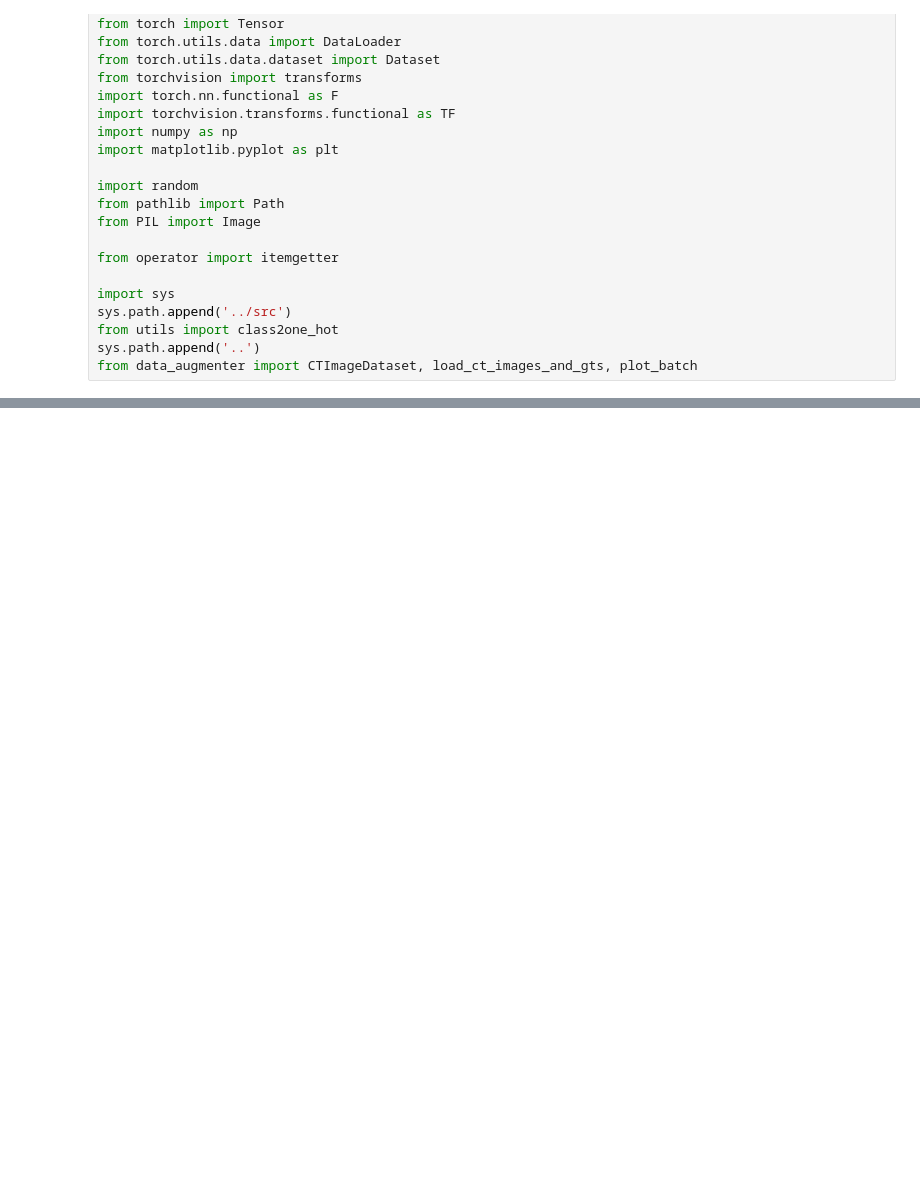
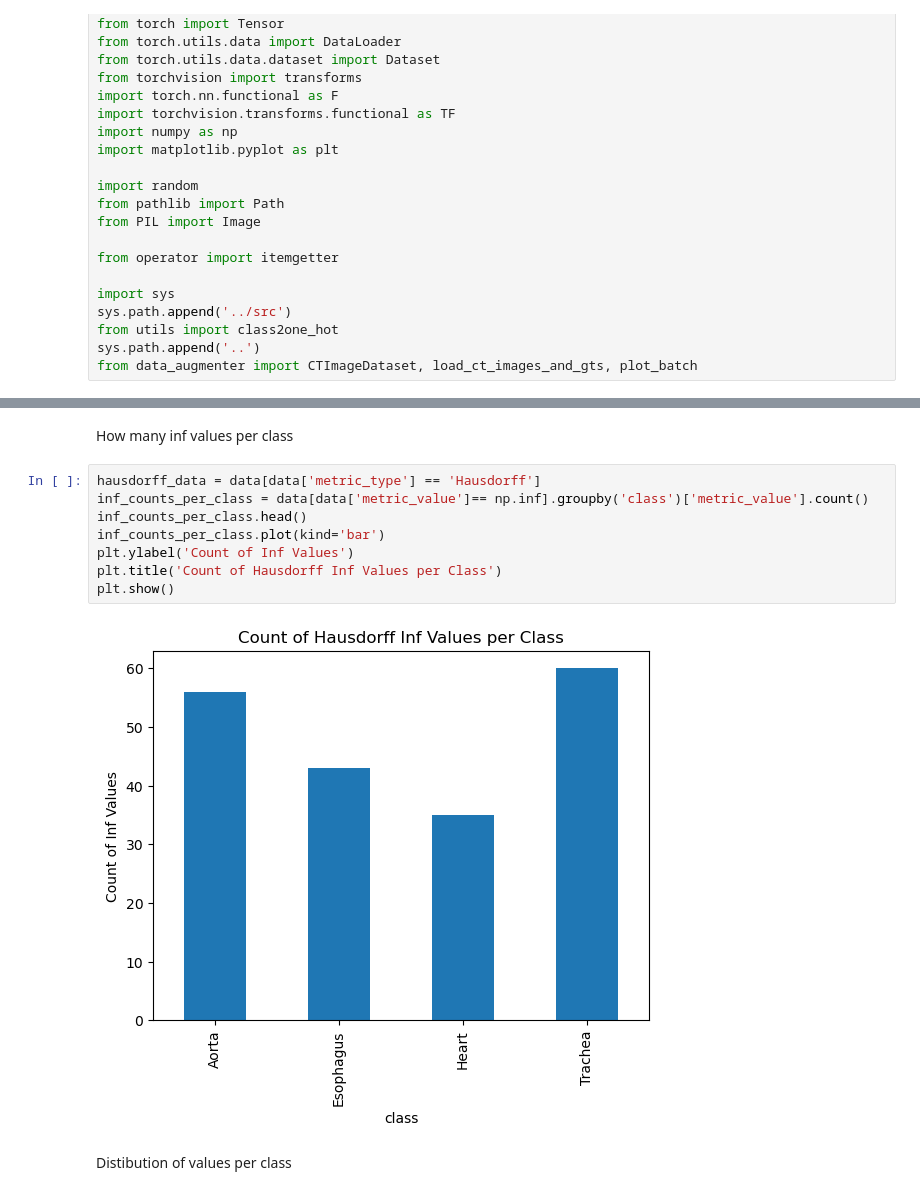
Before and after one commit to WouterBant/AI4MI, a Jupyter notebook: notebooks/visualisations.ipynb, the cells around one changed output, grey strips where cells are left out. Cells and saved outputs as stored; diff of their text form; blank space fills up the shorter version.

```diff
--- a/notebooks/visualisations.ipynb
+++ b/notebooks/visualisations.ipynb
@@ -81,0 +93,14 @@ plt.show()
+# %% [markdown]
+How many inf values per class
+# %%
+hausdorff_data = data[data['metric_type'] == 'Hausdorff']
+inf_counts_per_class = data[data['metric_value']== np.inf].groupby('class')['metric_value'].count()
+inf_counts_per_class.head()
+inf_counts_per_class.plot(kind='bar')
+plt.ylabel('Count of Inf Values')
+plt.title('Count of Hausdorff Inf Values per Class')
+plt.show()
+# %% [output]
+[figure, added]
+# %% [markdown]
+Distibution of values per class
```
Also changed, not shown: parts of 29 cells of this notebook, 2 other files.
